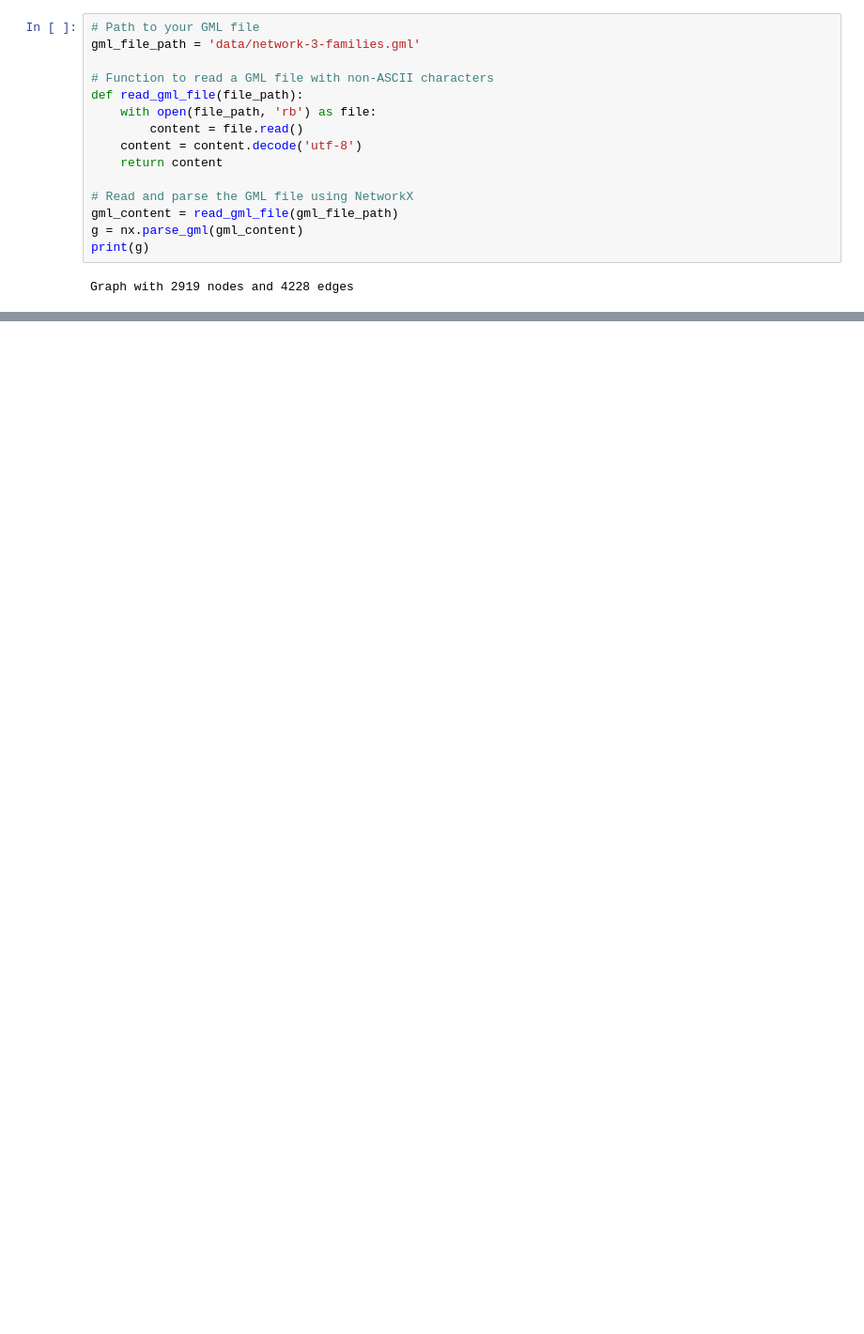
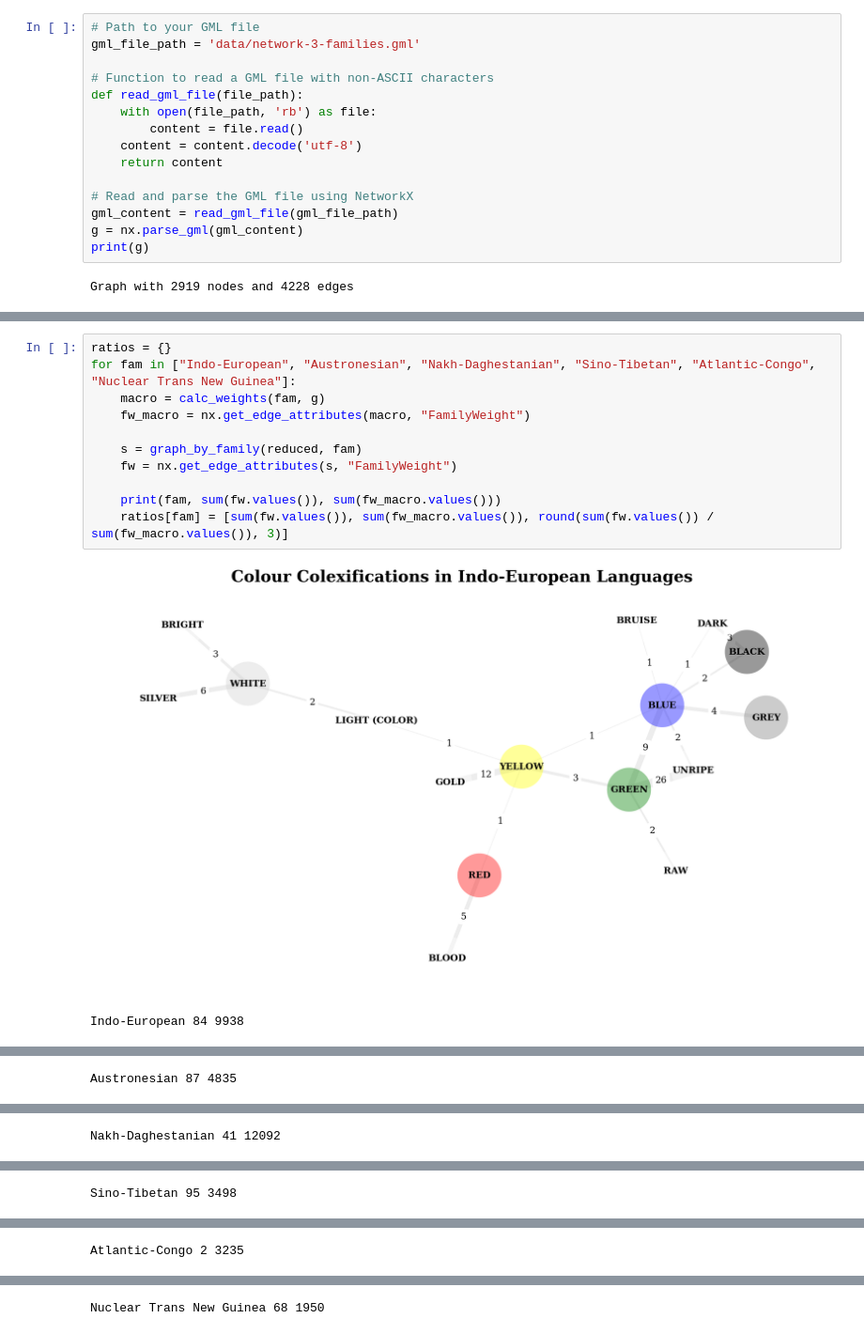
Before and after one commit to joshbrook/colour-colex, a Jupyter notebook: clics.ipynb, the cells around one changed output, grey strips where cells are left out. Shown at 94% size. Drawn from its saved outputs; the diff is of its cells as text; blank space fills up the shorter version.

```diff
--- a/clics.ipynb
+++ b/clics.ipynb
@@ -188,0 +323,14 @@ TypeError: list indices must be integers or slices, not str
+# %%
+ratios = {}
+for fam in ["Indo-European", "Austronesian", "Nakh-Daghestanian", "Sino-Tibetan", "Atlantic-Congo", "Nuclear Trans New Guinea"]:
+    macro = calc_weights(fam, g)
+    fw_macro = nx.get_edge_attributes(macro, "FamilyWeight")
+
+    s = graph_by_family(reduced, fam)
+    fw = nx.get_edge_attributes(s, "FamilyWeight")
+
+    print(fam, sum(fw.values()), sum(fw_macro.values()))
+    ratios[fam] = [sum(fw.values()), sum(fw_macro.values()), round(sum(fw.values()) / sum(fw_macro.values()), 3)]
+# %% [output]
+[figure, added]
+Indo-European 84 9938
@@ -188,0 +338 @@ TypeError: list indices must be integers or slices, not str
+Austronesian 87 4835
@@ -188,0 +340 @@ TypeError: list indices must be integers or slices, not str
+Nakh-Daghestanian 41 12092
@@ -188,0 +342 @@ TypeError: list indices must be integers or slices, not str
+Sino-Tibetan 95 3498
@@ -188,0 +344 @@ TypeError: list indices must be integers or slices, not str
+Atlantic-Congo 2 3235
@@ -188,0 +346 @@ TypeError: list indices must be integers or slices, not str
+Nuclear Trans New Guinea 68 1950
```
Also changed, not shown: parts of 21 cells of this notebook, 22 other files.
